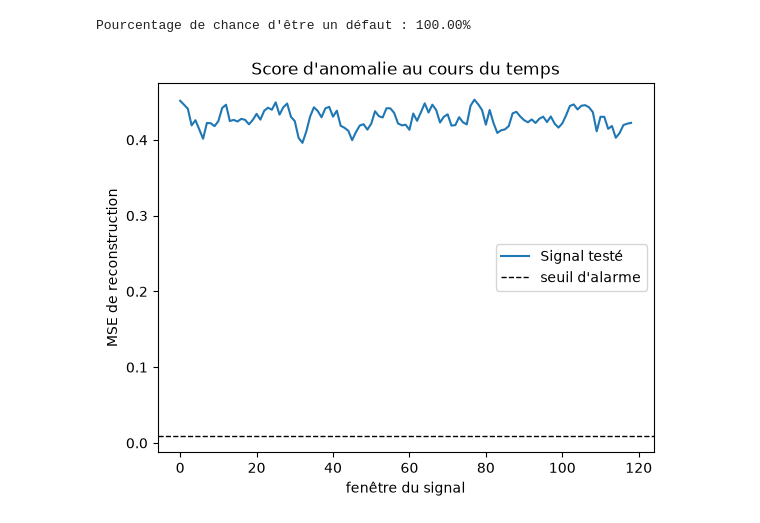
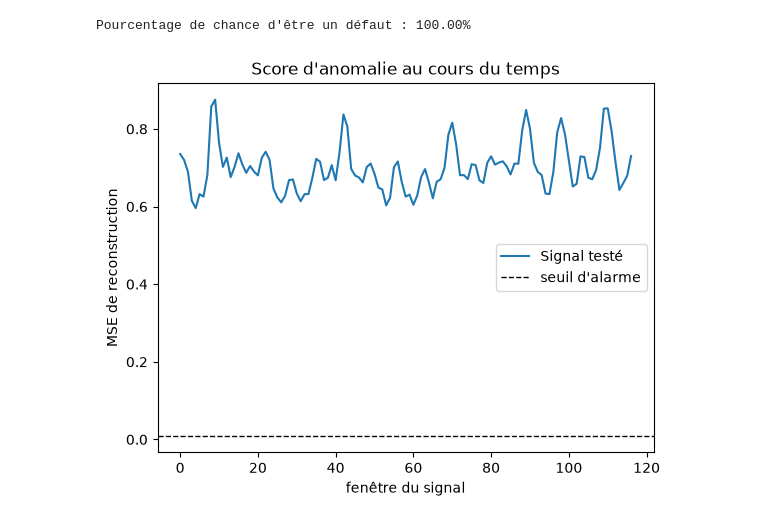
Before and after one commit to Robin3992/BDS_Fault_Detection, a Jupyter notebook: Codes/Robin/3.DL/AE_1D/5.Import_fittedModel.ipynb, the cells around one changed output. Saved outputs shown, nothing was run; the diff lists cells and outputs as text; code cells hidden in the pictures.

```diff
--- a/Codes/Robin/3.DL/AE_1D/5.Import_fittedModel.ipynb
+++ b/Codes/Robin/3.DL/AE_1D/5.Import_fittedModel.ipynb
@@ -49,16 +45,16 @@ def Tester_signal(modele, input, seuil):
 # %%
 import joblib
 pack = joblib.load(RACINE / "Sources" / "Fitted_models" / "DAE_params.joblib")
 seuil, taille = pack["seuil"], pack["taille_fenetre"]
 
 # Normal_L0, 12kDE_B021_L1, 12kDE_IR007_L3, 12kFE_IR007_L0, 12kFE_OR007at12_L0
-SB_test = construire_fenetres_brutes_test("Normal_L0", canal="FE")
+SB_test = construire_fenetres_brutes_test("12kDE_B021_L1", canal="FE")
 
 assert SB_test.shape[1] == taille, \
     f"fenêtres de {SB_test.shape[1]} éch., modèle entraîné sur {taille} (vérifier duree et fs)"
 SB_test_norm = features.standardiser_par_fenetre(SB_test)   # même règle qu'à l'entraînement, AUCUN fit
 
 Tester_signal(Fitted_Model, SB_test_norm, seuil)
 # %% [output]
 Pourcentage de chance d'être un défaut : 100.00%
-[figure, old version]
+[figure, new version]
```
Also changed, not shown: parts of 3 cells of this notebook, 3 other files.
